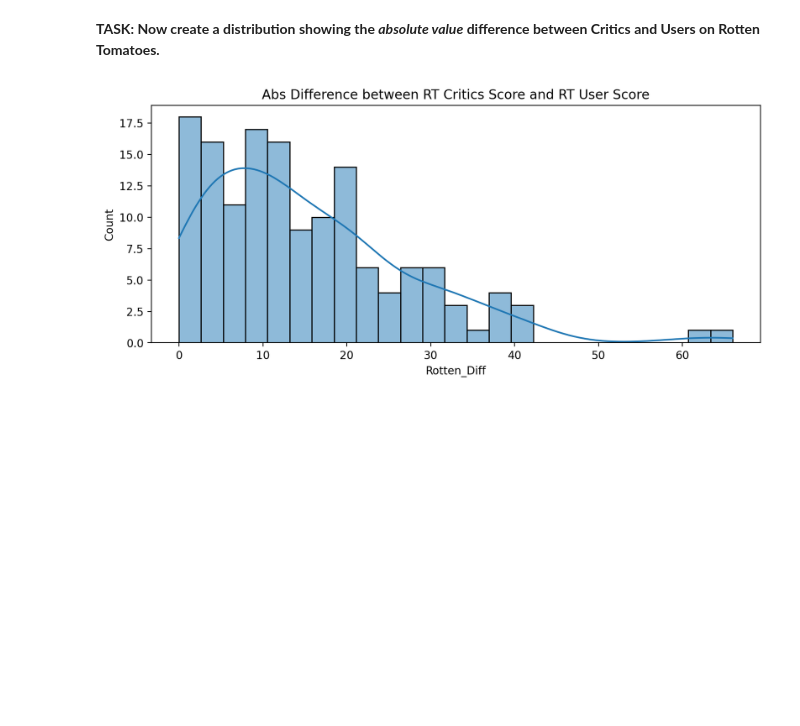
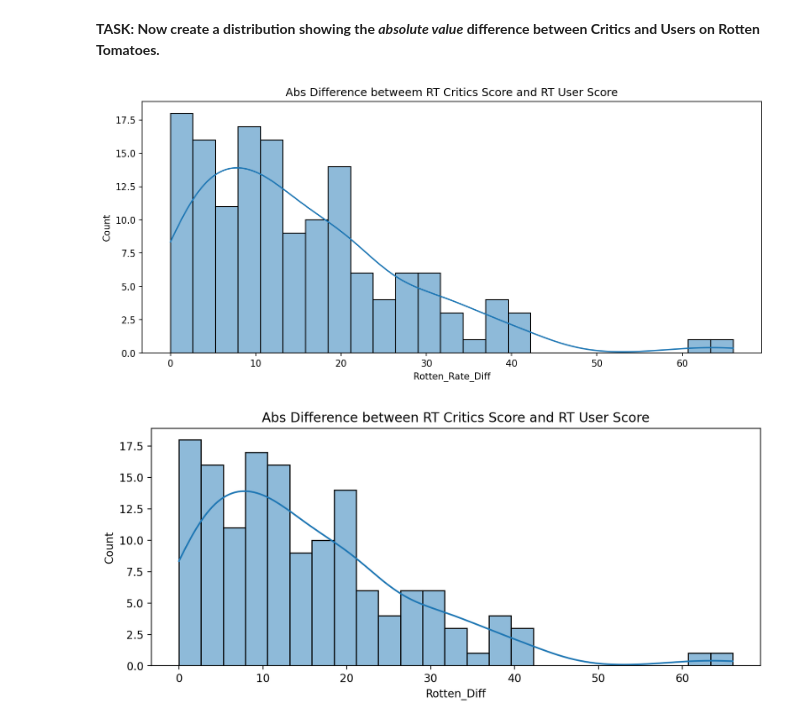
Before and after one commit to Ertugrul-Kurubal/DVwPy-Assigments, a Jupyter notebook: Capstone Project/Capstone-Project.ipynb, the cells around one changed output. Drawn from its saved outputs; the diff is of its cells as text; code cells hidden in the pictures; blank space fills up the shorter version.

Commit message:
Rotten Diff Absolute Histogram

```diff
--- a/Capstone Project/Capstone-Project.ipynb
+++ b/Capstone Project/Capstone-Project.ipynb
@@ -547,3 +545,10 @@ plt.title("RT Critics Score minus RT User Score");
+# %%
+#CODE HERE
+plt.figure(figsize=(12,5),dpi=150)
+sns.histplot(x=abs(all_sites.Rotten_Rate_Diff),data=all_sites,bins=25,kde=True)
+plt.title("Abs Difference betweem RT Critics Score and RT User Score");
+# %% [output]
+[figure, added]
 # %%
 # %% [output]
 [figure]
```
Also changed, not shown: parts of 1 cell of this notebook.
